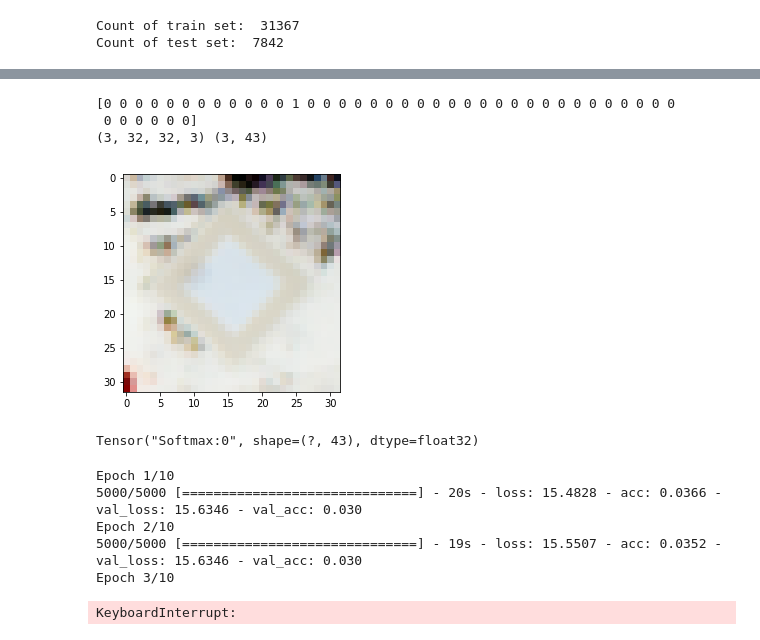
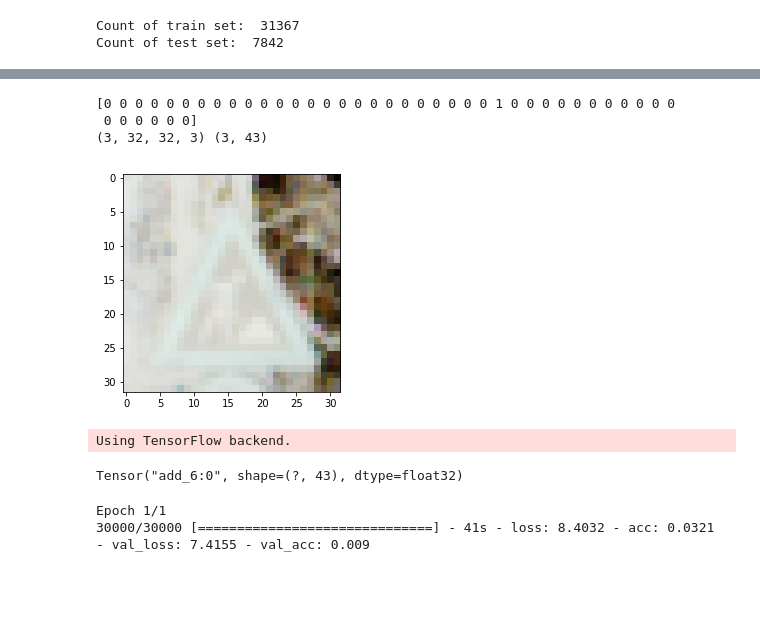
Before and after one commit to tempflip/Traffic_Sign_Classifier_Workshop, a Jupyter notebook: project.ipynb, the cells around one changed output, grey strips where cells are left out. Drawn from its saved outputs; the diff is of its cells as text; code cells hidden in the pictures; blank space fills up the shorter version.

```diff
--- a/project.ipynb
+++ b/project.ipynb
@@ -102,18 +102,18 @@ def generator(df, batch_size=100):
 
         yield np.float32(X), np.array(enc.transform(Y))
 # %%
-test_g = generator(df, batch_size = 3)
+test_g = generator(train_set, batch_size = 3)
 
 X, Y = next(test_g)
 
 print (Y[0])
 plt.imshow(X[0])
 print(X.shape, Y.shape)
 # %% [output]
-[0 0 0 0 0 0 0 0 0 0 0 0 1 0 0 0 0 0 0 0 0 0 0 0 0 0 0 0 0 0 0 0 0 0 0 0 0
+[0 0 0 0 0 0 0 0 0 0 0 0 0 0 0 0 0 0 0 0 0 0 0 0 0 1 0 0 0 0 0 0 0 0 0 0 0
  0 0 0 0 0 0]
 (3, 32, 32, 3) (3, 43)
-[figure, old version]
+[figure, new version]
 # %%
 from keras.models import Sequential
 from keras.layers.core import Dense, Activation, Flatten, Dropout, Lambda
@@ -145,26 +145,21 @@ model.add(Dense(1024))
 model.add(Dropout(0.5))
 model.add(Dense(1024))
 model.add(Dense(43))
-model.add(Activation('softmax'))
-
 
 print (model.output)
 # %% [output]
-Tensor("Softmax:0", shape=(?, 43), dtype=float32)
+Using TensorFlow backend.
+Tensor("add_6:0", shape=(?, 43), dtype=float32)
 # %%
-gen = generator(df, batch_size=50)
-val_gen = generator(df, batch_size=100)
+gen = generator(train_set, batch_size=1000)
+val_gen = generator(train_set, batch_size=100)
 
 
 model.compile(optimizer='adam', loss='categorical_crossentropy', metrics=['accuracy'])
-history = model.fit_generator(gen, samples_per_epoch=5000, nb_epoch=10, validation_data=val_gen, nb_val_samples=100)
+history = model.fit_generator(gen, samples_per_epoch=30000, nb_epoch=1, validation_data=val_gen, nb_val_samples=1000)
 # %% [output]
-Epoch 1/10
-5000/5000 [==============================] - 20s - loss: 15.4828 - acc: 0.0366 - val_loss: 15.6346 - val_acc: 0.030
-Epoch 2/10
-5000/5000 [==============================] - 19s - loss: 15.5507 - acc: 0.0352 - val_loss: 15.6346 - val_acc: 0.030
-Epoch 3/10
+Epoch 1/1
+30000/30000 [==============================] - 41s - loss: 8.4032 - acc: 0.0321 - val_loss: 7.4155 - val_acc: 0.009
-KeyboardInterrupt:
 # %%
 plt.figure(figsize=(15,5))
 plt.subplot(1,2,1)
```
Also changed, not shown: parts of 4 cells of this notebook.
